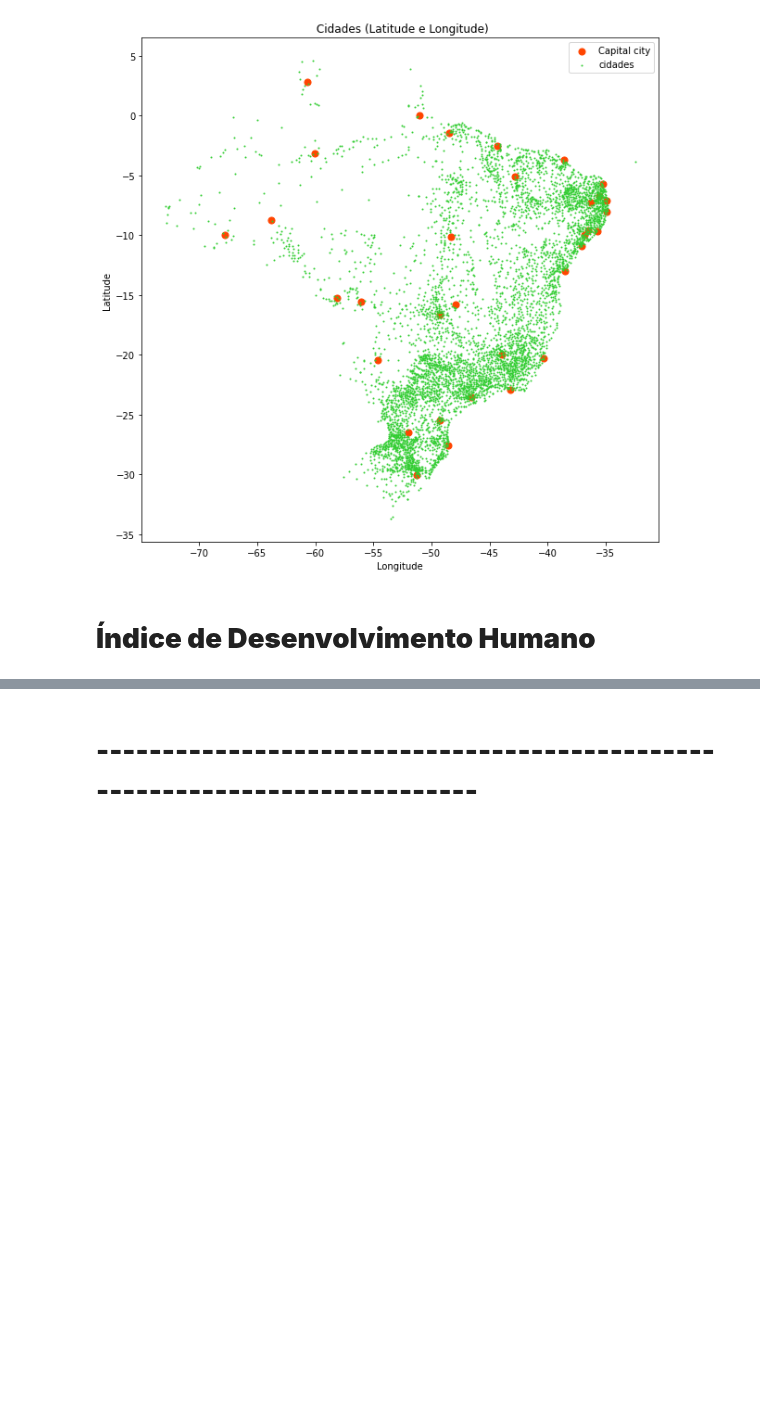
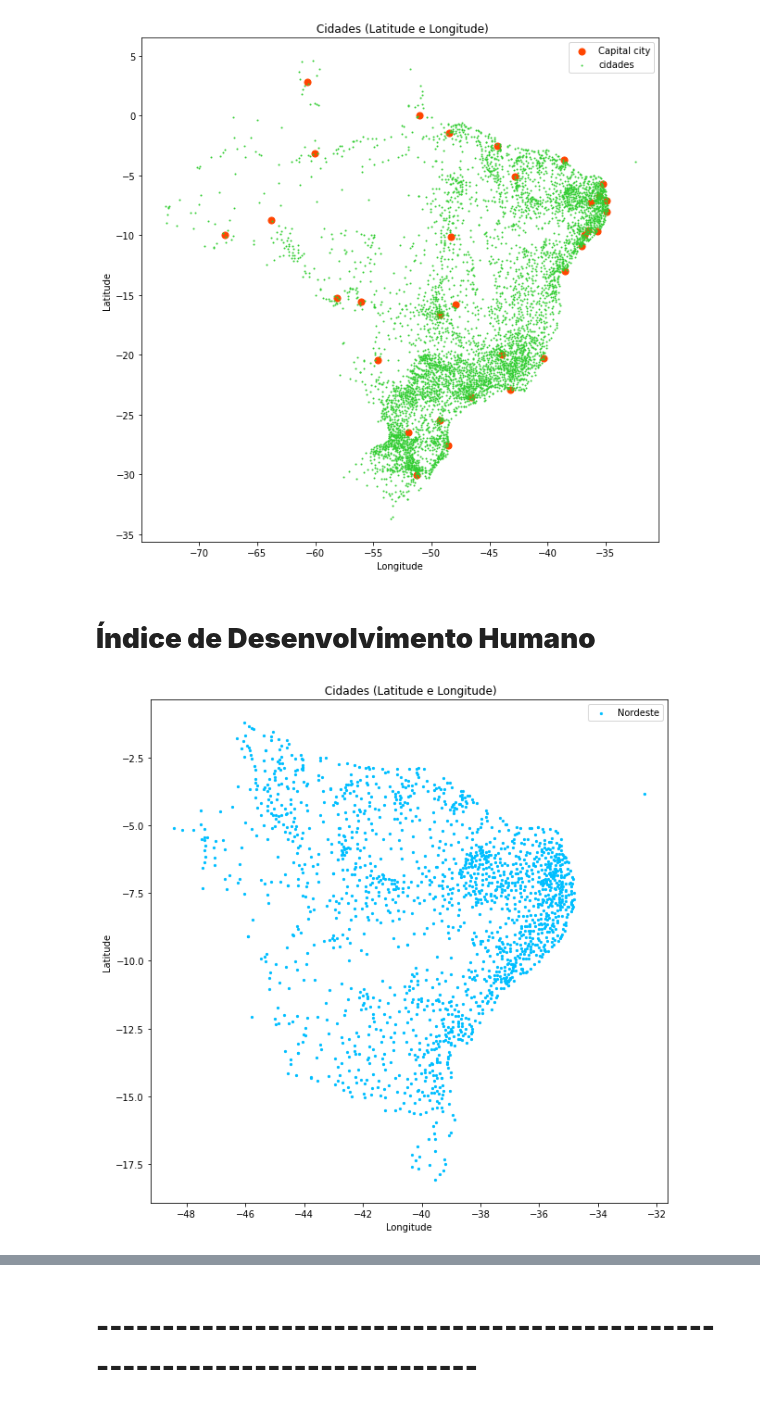
Before and after one commit to leydsonbarros/Brazilian_Cities, a Jupyter notebook: brazilian_cities.ipynb, the cells around one changed output, grey strips where cells are left out. Cells and saved outputs as stored; diff of their text form; code cells hidden in the pictures; blank space fills up the shorter version.

```diff
--- a/brazilian_cities.ipynb
+++ b/brazilian_cities.ipynb
@@ -121,3 +182,18 @@ plt.show()
 [figure]
 # %% [markdown]
 # **Índice de Desenvolvimento Humano**
+# %%
+# Mapa do Nordeste
+
+long= df_brazil["LONG"] !=0
+lat = df_brazil["LAT"] !=0
+## use the scatter function
+plt.figure(figsize=(10,10))
+plt.title(" Cidades (Latitude e Longitude)")
+plt.xlabel("Longitude")
+plt.ylabel("Latitude")
+plt.scatter(df_brazil[long&lat&cidadesNordeste]["LONG"], df_brazil[long&lat&cidadesNordeste]["LAT"], s=5, alpha=1, label='Nordeste', c ='#00BFFF')
+plt.legend()
+plt.show()
+# %% [output]
+[figure, added]
```
Also changed, not shown: parts of 14 cells of this notebook.
